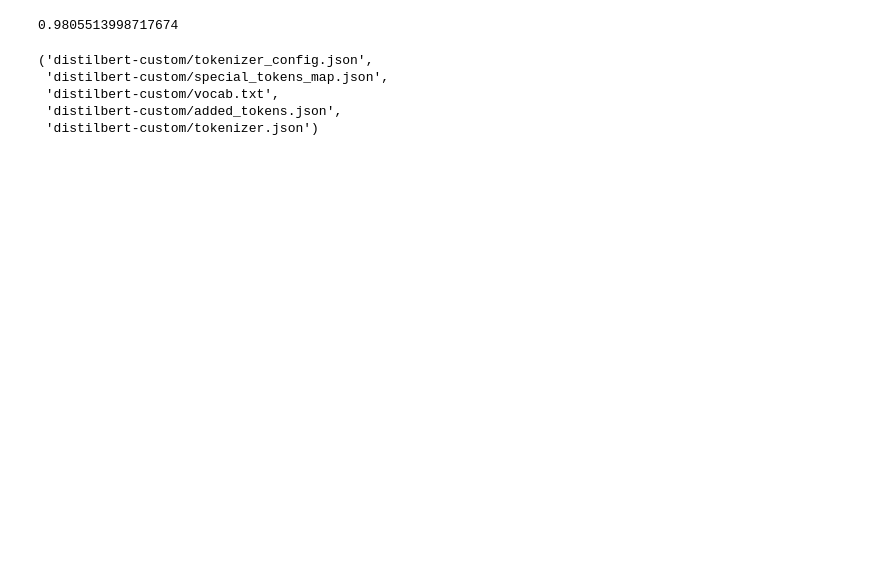
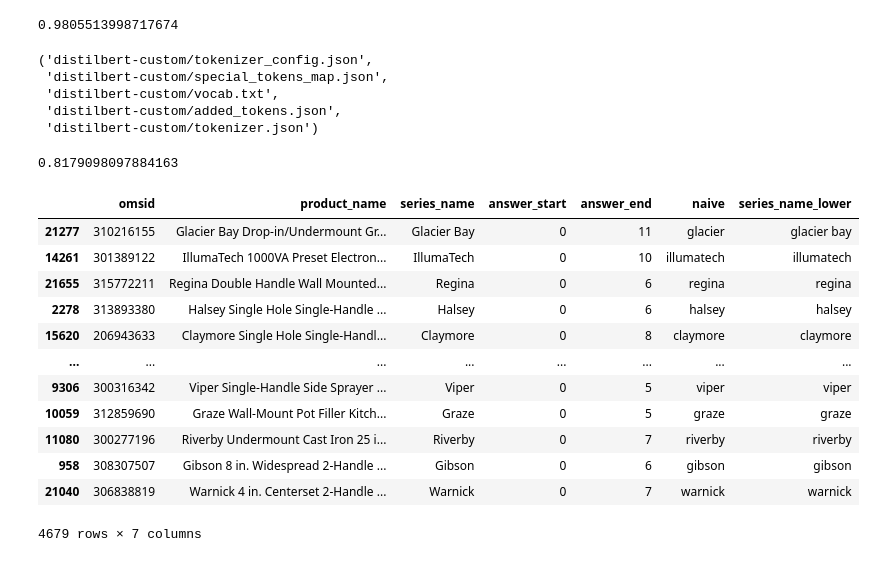
Before and after one commit to txu0915/finetune-qa-models, a Jupyter notebook: finetune-qa-models.ipynb, the cells around one changed output. Saved outputs shown, nothing was run; the diff lists cells and outputs as text; code cells hidden in the pictures; blank space fills up the shorter version.

```diff
--- a/finetune-qa-models.ipynb
+++ b/finetune-qa-models.ipynb
@@ -324,3 +373,26 @@ tokenizer.save_pretrained(model_path)
 model_path = 'distilbert-custom/'
 model = DistilBertForQuestionAnswering.from_pretrained(model_path)
 tokenizer = DistilBertTokenizerFast.from_pretrained(model_path)
+# %%
+test.loc[:,'naive'] = test['product_name'].apply(lambda x: x.split()[0].lower())
+test.loc[:,'series_name_lower'] = test['series_name'].apply(lambda x: x.lower())
+# %%
+np.sum(np.array(test.series_name_lower.values) == np.array(test.naive.values))/len(all_preds)
+# %% [output]
+0.8179098097884163
+# %%
+test
+# %% [output]
+|  | omsid | product_name | series_name | answer_start | answer_end | naive | series_name_lower |
+| 21277 | 310216155 | Glacier Bay Drop-in/Undermount Gr... | Glacier Bay | 0 | 11 | glacier | glacier bay |
+| 14261 | 301389122 | IllumaTech 1000VA Preset Electron... | IllumaTech | 0 | 10 | illumatech | illumatech |
+| 21655 | 315772211 | Regina Double Handle Wall Mounted... | Regina | 0 | 6 | regina | regina |
+| 2278 | 313893380 | Halsey Single Hole Single-Handle ... | Halsey | 0 | 6 | halsey | halsey |
+| 15620 | 206943633 | Claymore Single Hole Single-Handl... | Claymore | 0 | 8 | claymore | claymore |
+| ... | ... | ... | ... | ... | ... | ... | ... |
+| 9306 | 300316342 | Viper Single-Handle Side Sprayer ... | Viper | 0 | 5 | viper | viper |
+| 10059 | 312859690 | Graze Wall-Mount Pot Filler Kitch... | Graze | 0 | 5 | graze | graze |
+| 11080 | 300277196 | Riverby Undermount Cast Iron 25 i... | Riverby | 0 | 7 | riverby | riverby |
+| 958 | 308307507 | Gibson 8 in. Widespread 2-Handle ... | Gibson | 0 | 6 | gibson | gibson |
+| 21040 | 306838819 | Warnick 4 in. Centerset 2-Handle ... | Warnick | 0 | 7 | warnick | warnick |
+4679 rows × 7 columns
```
Also changed, not shown: parts of 22 cells of this notebook.
